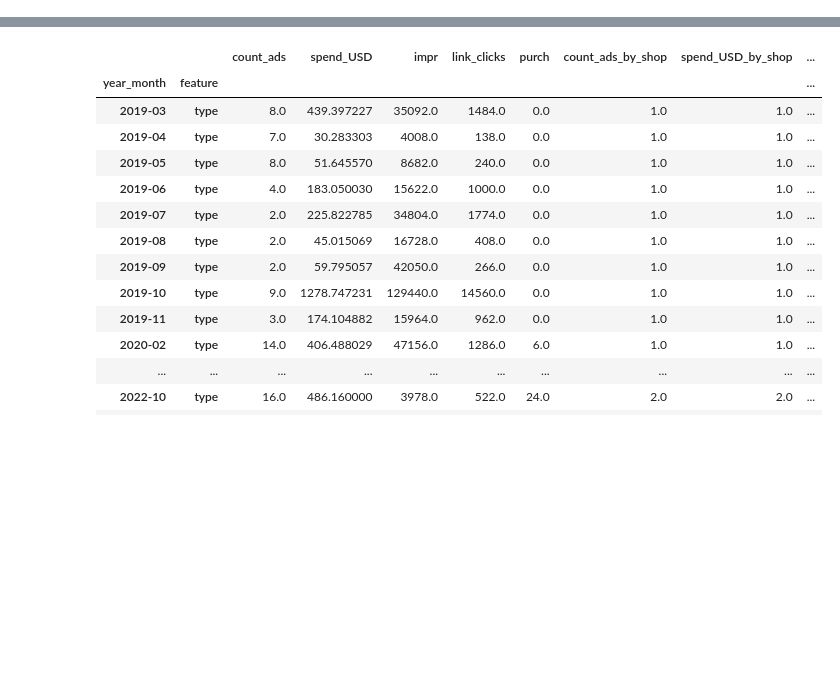
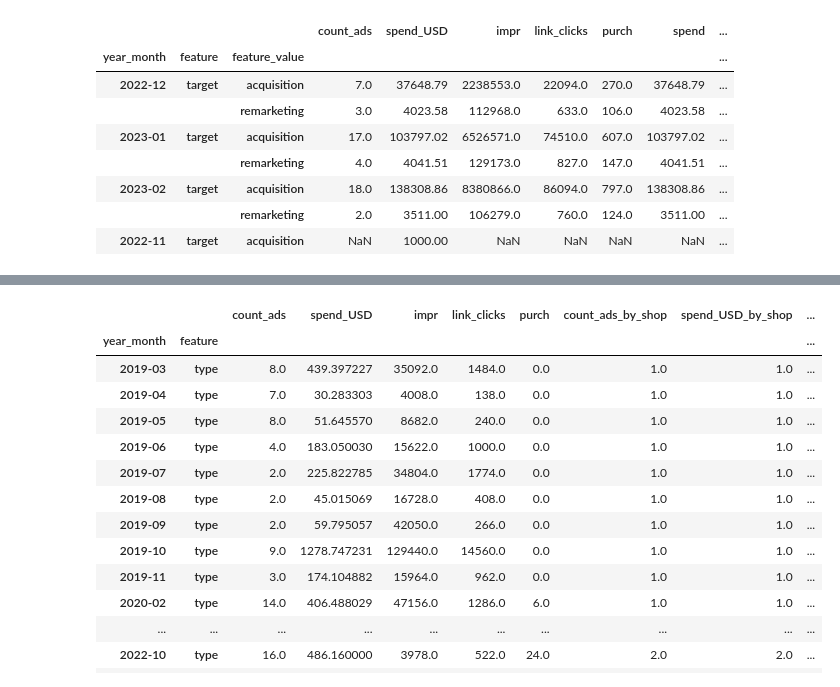
Before and after one commit to Katja-Lebesgue/premium_dashboard, a Jupyter notebook: tmp.ipynb, the cells around one changed output, grey strips where cells are left out. Cells and saved outputs as stored; diff of their text form; code cells hidden in the pictures; blank space fills up the shorter version.

```diff
--- a/tmp.ipynb
+++ b/tmp.ipynb
@@ -22,0 +279,2 @@ base I am using: lebesgue-dev.cgviinyjedbs.eu-central-1.rds.amazonaws.com
+# %%
+fulls, tables = save_global_descriptive_statistics_to_s3(db=db, force_from_scratch=True)
@@ -22,0 +309,14 @@ base I am using: lebesgue-dev.cgviinyjedbs.eu-central-1.rds.amazonaws.com
+# %%
+fulls[16038].loc[('2022-11', 'target', 'acquisition'), 'spend_USD'] = 1000
+# %%
+fulls[16038]
+# %% [output]
+|  |  |  | count_ads | spend_USD | impr | link_clicks | purch | spend | ... |
+| year_month | feature | feature_value |  |  |  |  |  |  | ... |
+| 2022-12 | target | acquisition | 7.0 | 37648.79 | 2238553.0 | 22094.0 | 270.0 | 37648.79 | ... |
+|  |  | remarketing | 3.0 | 4023.58 | 112968.0 | 633.0 | 106.0 | 4023.58 | ... |
+| 2023-01 | target | acquisition | 17.0 | 103797.02 | 6526571.0 | 74510.0 | 607.0 | 103797.02 | ... |
+|  |  | remarketing | 4.0 | 4041.51 | 129173.0 | 827.0 | 147.0 | 4041.51 | ... |
+| 2023-02 | target | acquisition | 18.0 | 138308.86 | 8380866.0 | 86094.0 | 797.0 | 138308.86 | ... |
+|  |  | remarketing | 2.0 | 3511.00 | 106279.0 | 760.0 | 124.0 | 3511.00 | ... |
+| 2022-11 | target | acquisition | NaN | 1000.00 | NaN | NaN | NaN | NaN | ... |
```
Also changed, not shown: parts of 59 cells of this notebook, 15 other files.
